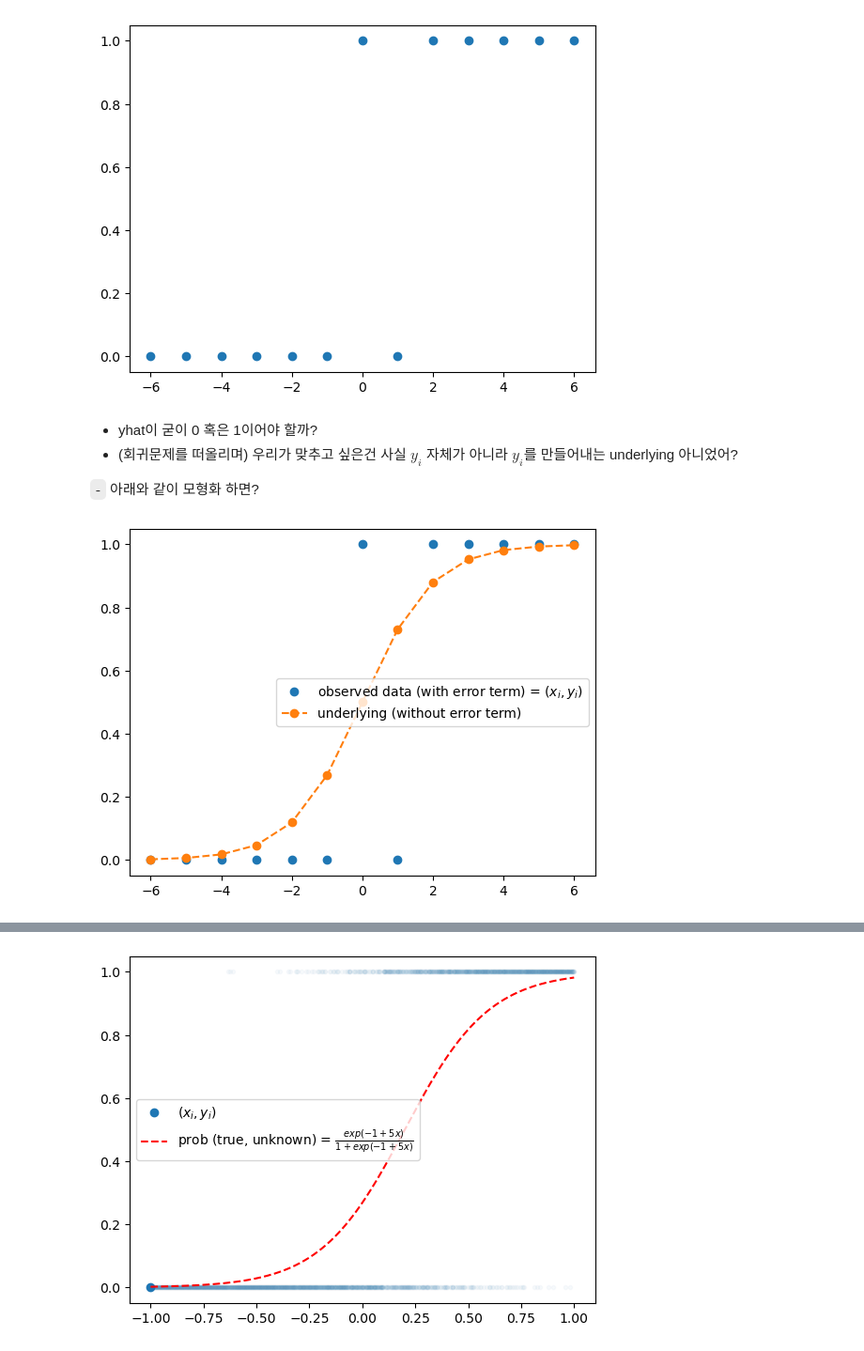
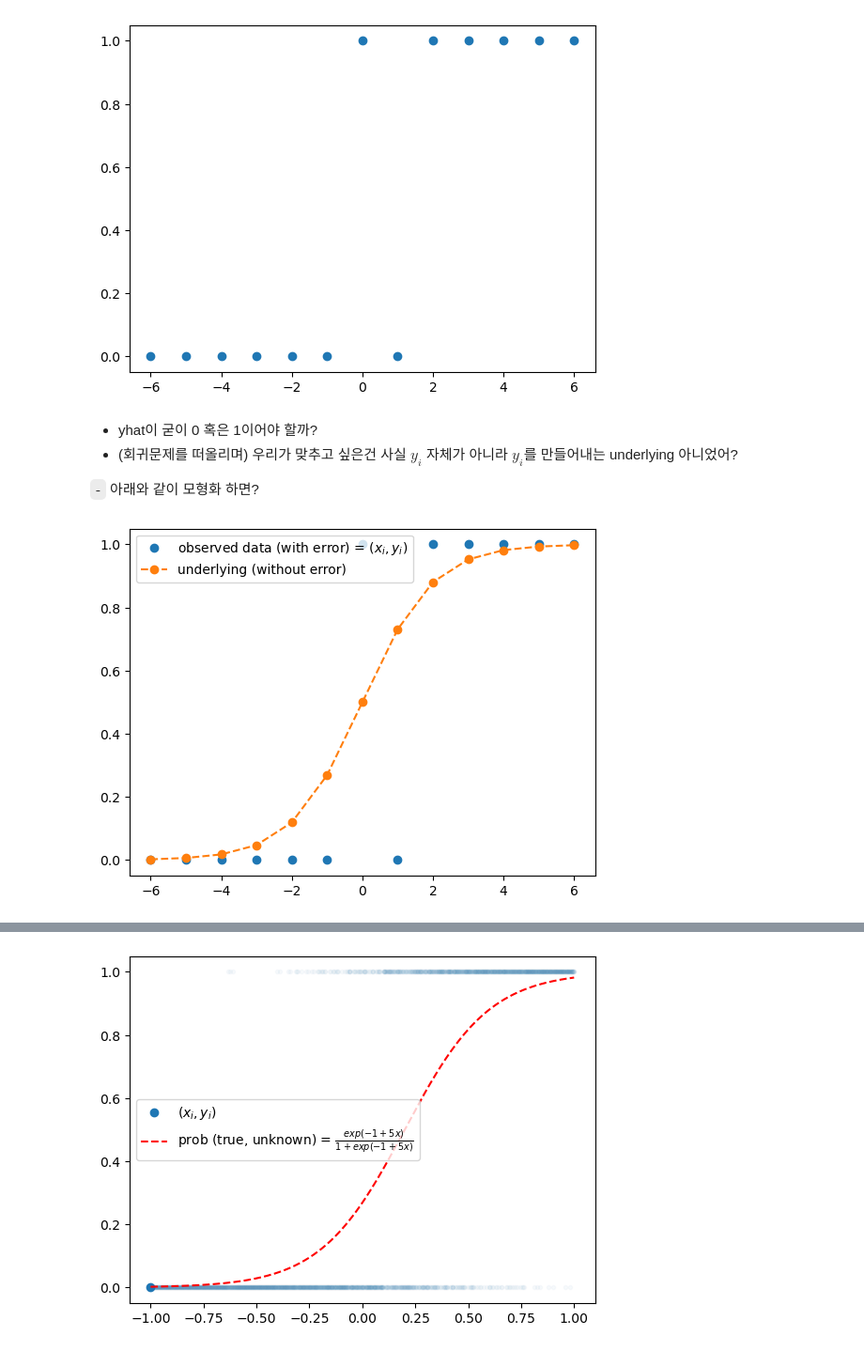
Before and after one commit to guebin/DL2024, a Jupyter notebook: docs/posts/03wk-1.out.ipynb, the cells around one changed output, grey strips where cells are left out. Shown: that part at 94% size. Drawn from its saved outputs; the diff is of its cells as text; code cells hidden in the pictures.

```diff
--- a/docs/posts/03wk-1.out.ipynb
+++ b/docs/posts/03wk-1.out.ipynb
@@ -109,15 +109,15 @@ y = torch.tensor([ 0, 0, 0, 0, 0, 0, 1, 0, 1, 1, 1, 1, 1]).reshape(-1,1)
 plt.plot(x,y,'o')
 # %% [output]
 [figure]
-# %% [markdown]
--   yhat이 굳이 0 혹은 1이어야 할까?
--   (회귀문제를 떠올리며) 우리가 맞추고 싶은건 사실 $y_i$ 자체가 아니라
-    $y_i$를 만들어내는 underlying 아니었어?
-
-`-` 아래와 같이 모형화 하면?
+# %% [markdown]
+-   yhat이 굳이 0 혹은 1이어야 할까?
+-   (회귀문제를 떠올리며) 우리가 맞추고 싶은건 사실 $y_i$ 자체가 아니라
+    $y_i$를 만들어내는 underlying 아니었어?
+
+`-` 아래와 같이 모형화 하면?
 # %%
-plt.plot(x,y,'o', label=r"observed data (with error term) = $(x_i,y_i)$")
-plt.plot(x,torch.exp(x)/(1+torch.exp(x)),'o--', label = "underlying (without error term)")
+plt.plot(x,y,'o', label=r"observed data (with error) = $(x_i,y_i)$")
+plt.plot(x,torch.exp(x)/(1+torch.exp(x)),'o--', label = "underlying (without error)")
 plt.legend()
 # %% [output]
-[figure, old version]
+[figure, new version]
```
Also changed, not shown: parts of 72 cells of this notebook, 15 other files.
